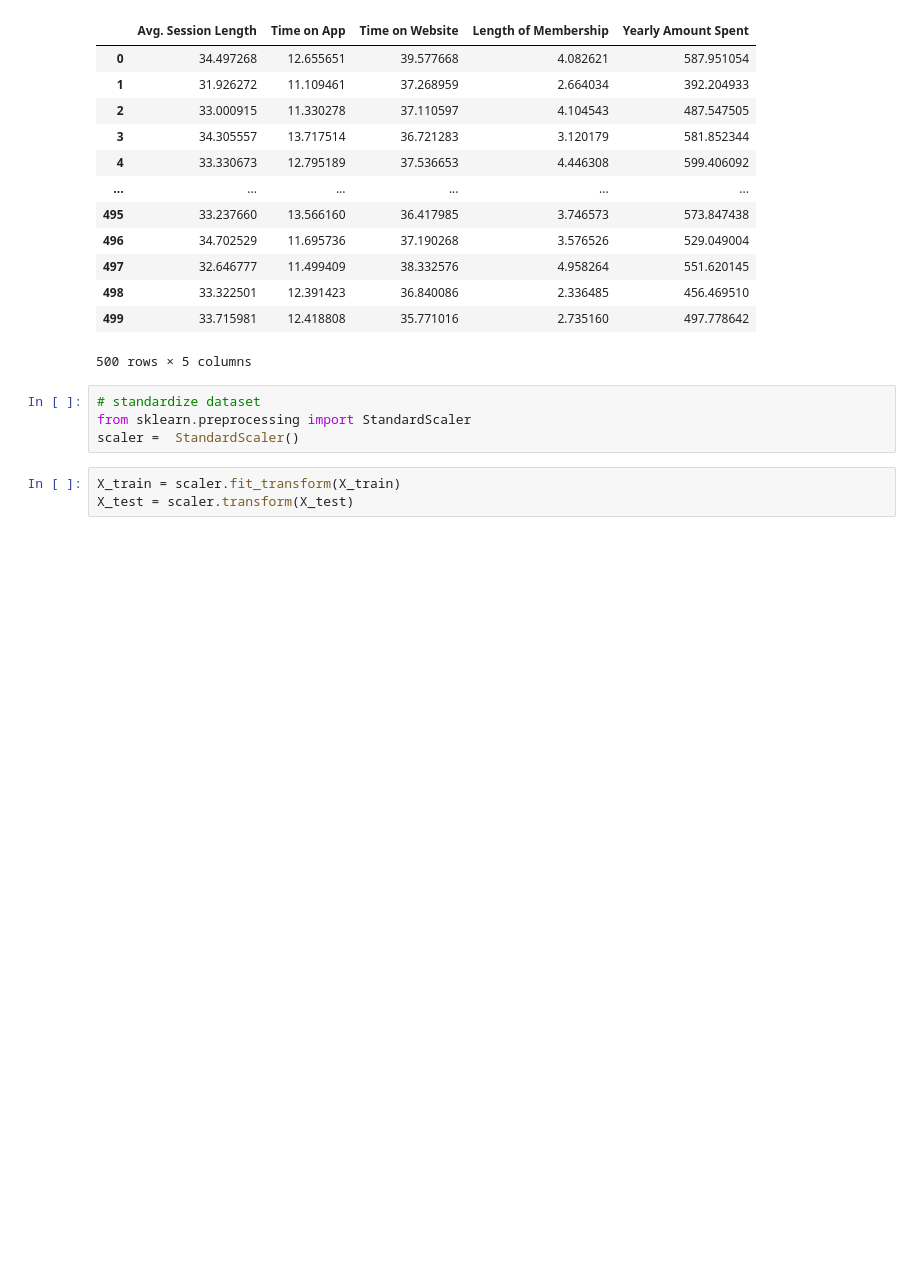
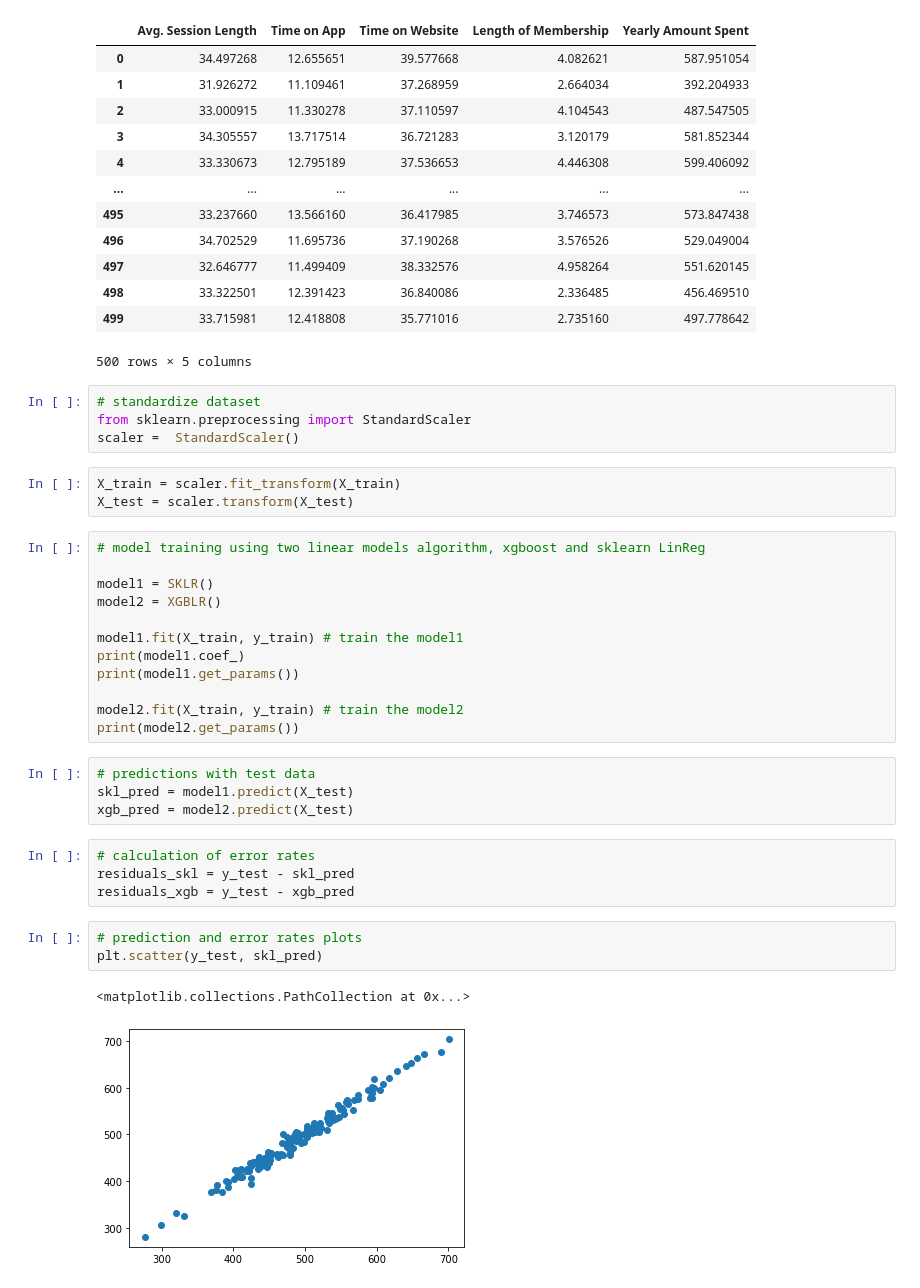
Before and after one commit to oigwebuike/Ecommerce-ml-project, a Jupyter notebook: project_nb.ipynb, the cells around one changed output. Cells and saved outputs as stored; diff of their text form; blank space fills up the shorter version.

Commit message:
model training and evaluation

```diff
--- a/project_nb.ipynb
+++ b/project_nb.ipynb
@@ -154,3 +155,29 @@ scaler =  StandardScaler()
 # %%
 X_train = scaler.fit_transform(X_train)
 X_test = scaler.transform(X_test)
+# %%
+# model training using two linear models algorithm, xgboost and sklearn LinReg
+
+model1 = SKLR()
+model2 = XGBLR()
+
+model1.fit(X_train, y_train) # train the model1
+print(model1.coef_)
+print(model1.get_params())
+
+model2.fit(X_train, y_train) # train the model2
+print(model2.get_params())
+# %%
+# predictions with test data
+skl_pred = model1.predict(X_test)
+xgb_pred = model2.predict(X_test)
+# %%
+# calculation of error rates
+residuals_skl = y_test - skl_pred
+residuals_xgb = y_test - xgb_pred
+# %%
+# prediction and error rates plots
+plt.scatter(y_test, skl_pred)
+# %% [output]
+<matplotlib.collections.PathCollection at 0x...>
+[figure, added]
```
Also changed, not shown: parts of 7 cells of this notebook.
